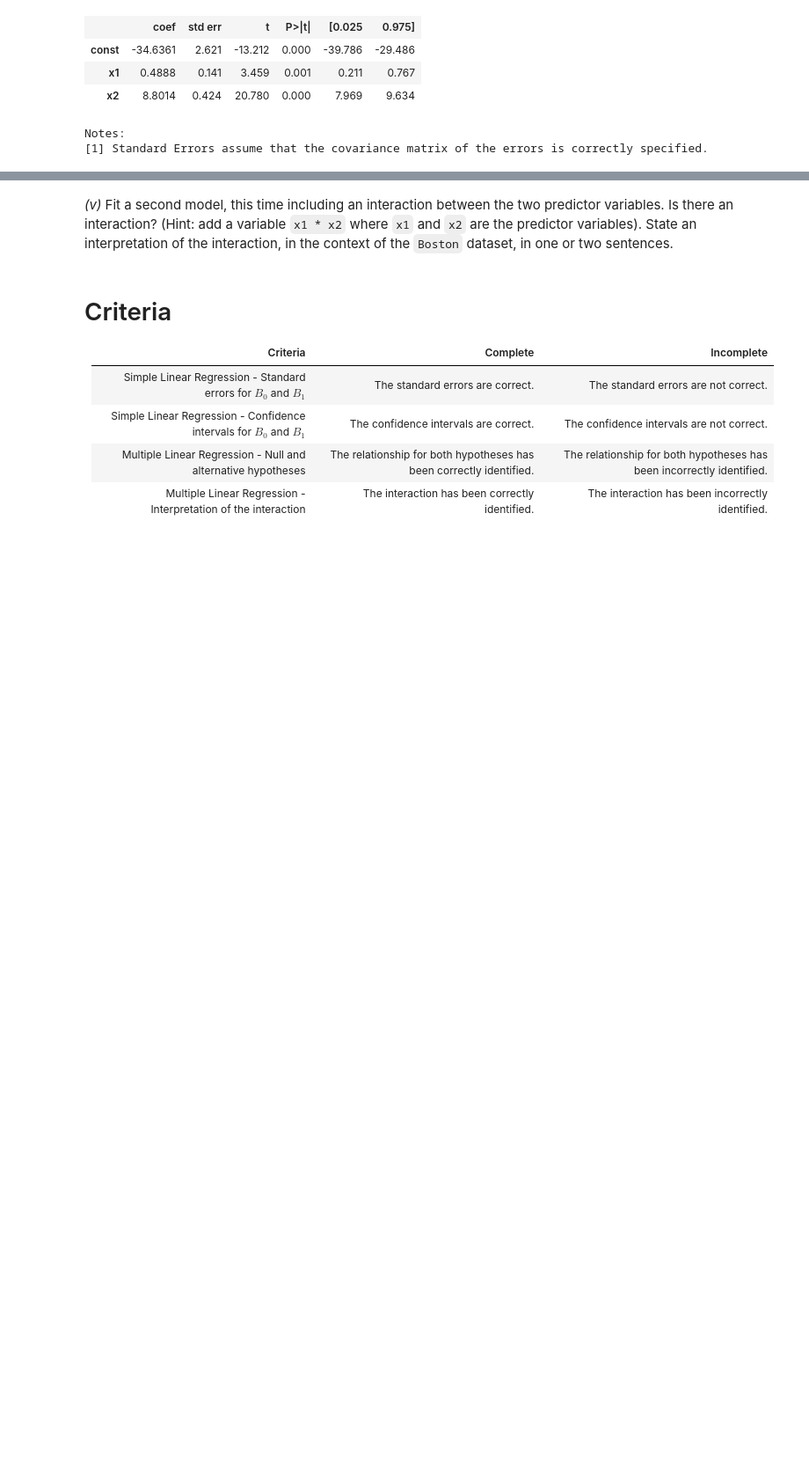
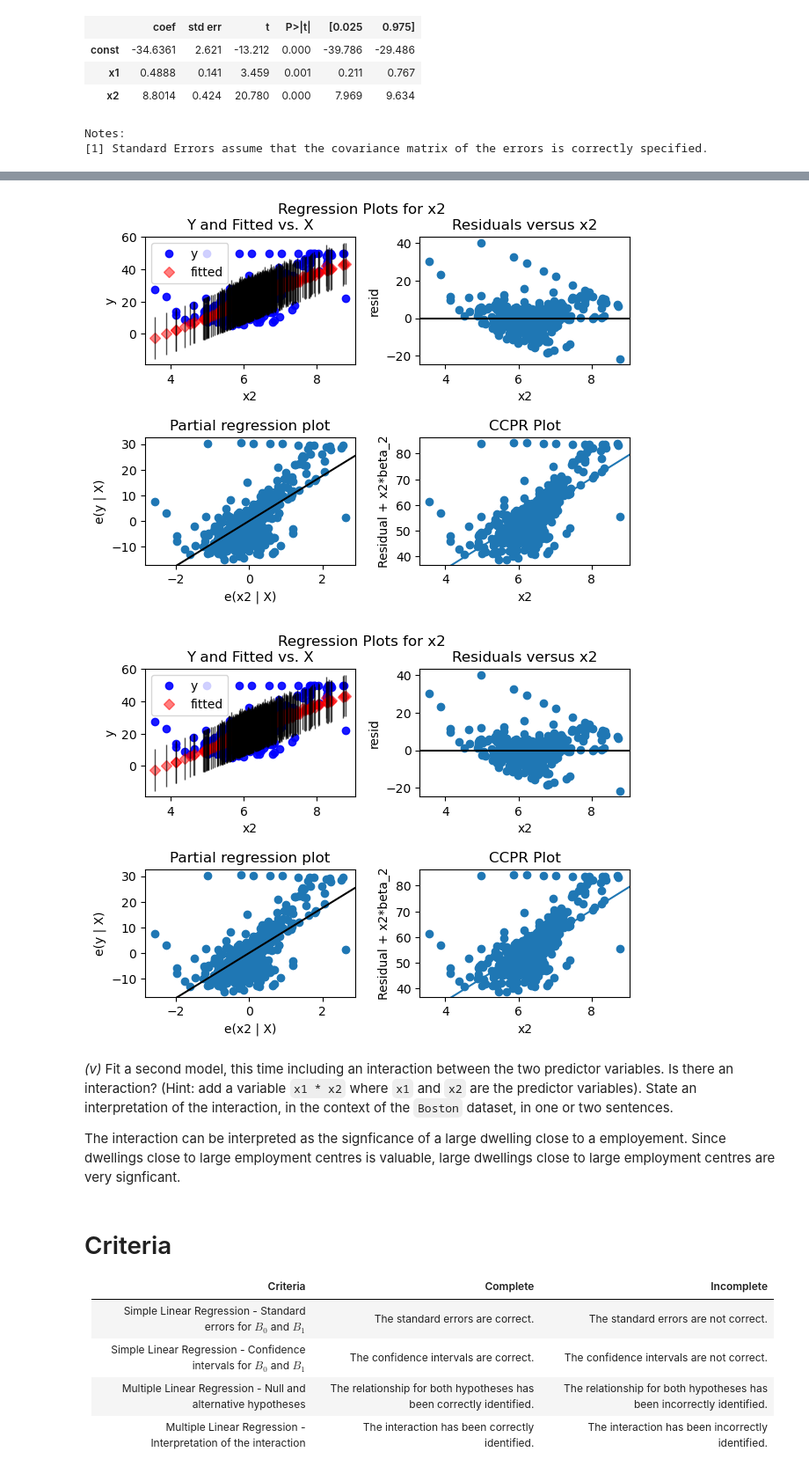
Before and after one commit to jsoych/applying_statistical_concepts, a Jupyter notebook: 02_assignments/assignment_1.ipynb, the cells around one changed output, grey strips where cells are left out. Shown at 88% size. Cells and saved outputs as stored; diff of their text form; code cells hidden in the pictures; blank space fills up the shorter version.

```diff
--- a/02_assignments/assignment_1.ipynb
+++ b/02_assignments/assignment_1.ipynb
@@ -187,3 +194,10 @@ Notes:
+# %%
+sm.graphics.plot_regress_exog(results, "x2")
+# %% [output]
+[figure, added]
+[figure, added]
 # %% [markdown]
 _(v)_ Fit a second model, this time including an interaction between the two predictor variables. Is there an interaction? (Hint: add a variable `x1 * x2` where `x1` and `x2` are the predictor variables). State an interpretation of the interaction, in the context of the `Boston` dataset, in one or two sentences.
+
+The interaction can be interpreted as the signficance of a large dwelling close to a employement. Since dwellings close to large employment centres is valuable, large dwellings close to large employment centres are very signficant.
 # %%
```
Also changed, not shown: parts of 3 cells of this notebook.
